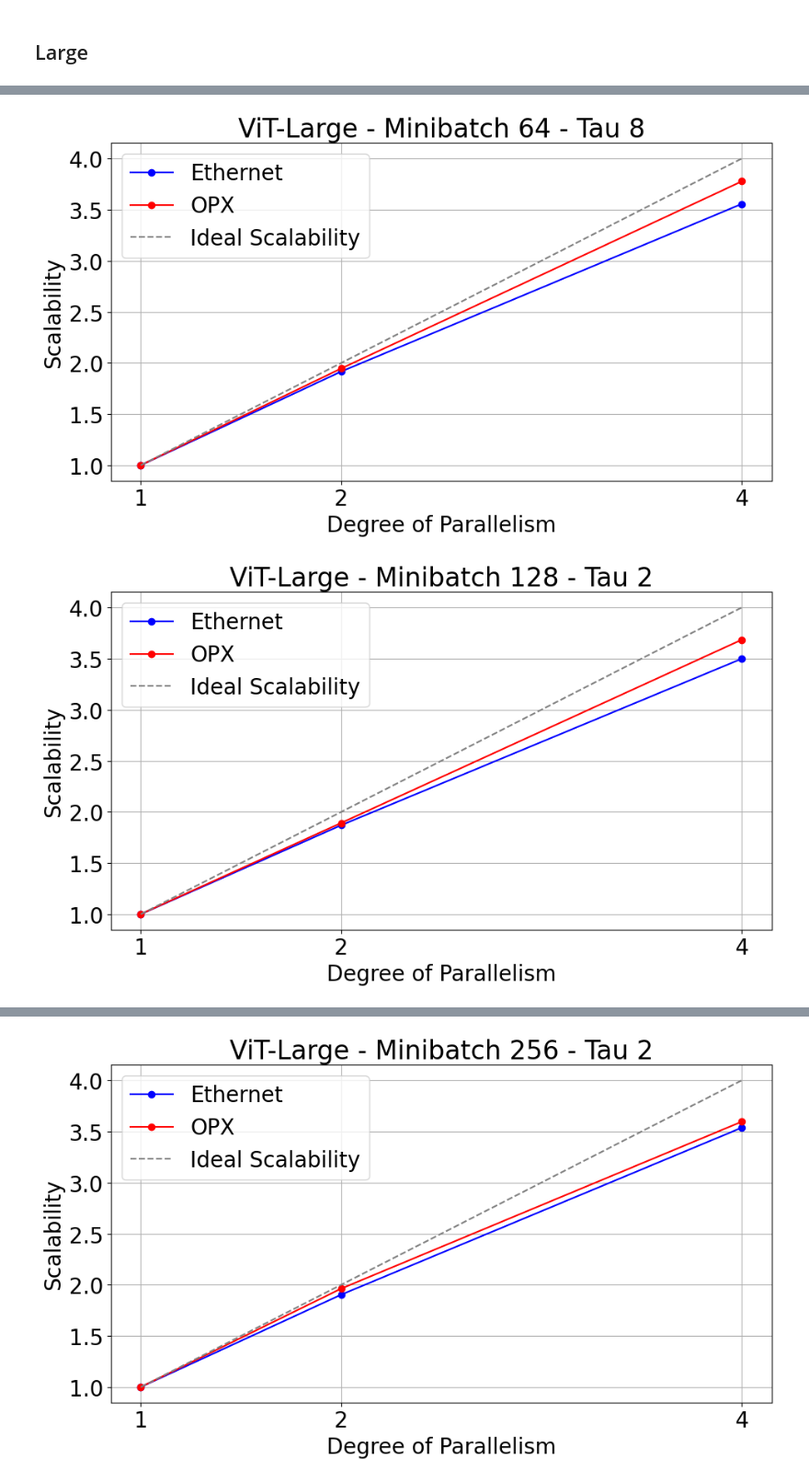
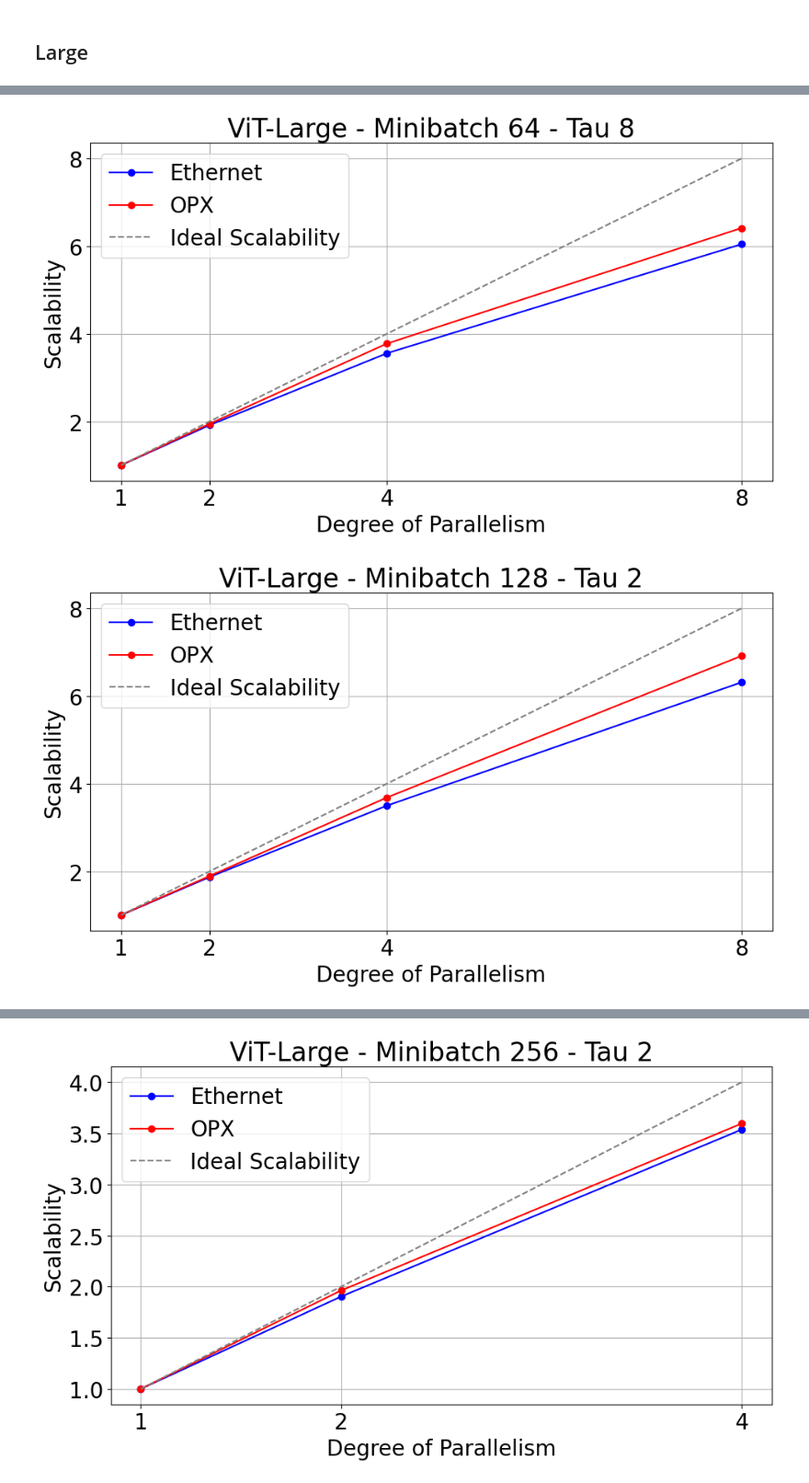
Before and after one commit to JacopoRaffi/Master_Thesis, a Jupyter notebook: analysis/ddpa.ipynb, the cells around one changed output, grey strips where cells are left out. Shown at 92% size. Saved outputs shown, nothing was run; the diff lists cells and outputs as text; code cells hidden in the pictures.

```diff
--- a/analysis/ddpa.ipynb
+++ b/analysis/ddpa.ipynb
@@ -270,30 +270,38 @@ ddp_8_l_64_2_ib0 = ddp_8_l_64_2_ib0[ddp_8_l_64_2_ib0['phase'] == 'train']
 ddp_1_l_64_4_eth1 = pd.read_csv("../log/asynch_ddp/rank_0_asynch_ddp_1_minibatch_64_tau_4_vit-large-patch16-224-in21k_model_eth1.csv")
 ddp_2_l_64_4_eth1 = pd.read_csv("../log/asynch_ddp/rank_0_asynch_ddp_2_minibatch_64_tau_4_vit-large-patch16-224-in21k_model_eth1.csv")
 ddp_4_l_64_4_eth1 = pd.read_csv("../log/asynch_ddp/rank_0_asynch_ddp_4_minibatch_64_tau_4_vit-large-patch16-224-in21k_model_eth1.csv")
+ddp_8_l_64_4_eth1 = pd.read_csv("../log/asynch_ddp/rank_0_asynch_ddp_8_minibatch_64_tau_4_vit-large-patch16-224-in21k_model_eth1.csv")
 
 ddp_2_l_64_4_ib0 = pd.read_csv("../log/asynch_ddp/rank_0_asynch_ddp_2_minibatch_64_tau_4_vit-large-patch16-224-in21k_model_ib0.csv")
 ddp_4_l_64_4_ib0 = pd.read_csv("../log/asynch_ddp/rank_0_asynch_ddp_4_minibatch_64_tau_4_vit-large-patch16-224-in21k_model_ib0.csv")
+ddp_8_l_64_4_ib0 = pd.read_csv("../log/asynch_ddp/rank_0_asynch_ddp_8_minibatch_64_tau_4_vit-large-patch16-224-in21k_model_ib0.csv")
 
 ddp_1_l_64_4_eth1 = ddp_1_l_64_4_eth1[ddp_1_l_64_4_eth1['phase'] == 'train']
 ddp_2_l_64_4_eth1 = ddp_2_l_64_4_eth1[ddp_2_l_64_4_eth1['phase'] == 'train']
 ddp_4_l_64_4_eth1 = ddp_4_l_64_4_eth1[ddp_4_l_64_4_eth1['phase'] == 'train']
+ddp_8_l_64_4_eth1 = ddp_8_l_64_4_eth1[ddp_8_l_64_4_eth1['phase'] == 'train']
 
 ddp_2_l_64_4_ib0 = ddp_2_l_64_4_ib0[ddp_2_l_64_4_ib0['phase'] == 'train']
 ddp_4_l_64_4_ib0 = ddp_4_l_64_4_ib0[ddp_4_l_64_4_ib0['phase'] == 'train']
+ddp_8_l_64_4_ib0 = ddp_8_l_64_4_ib0[ddp_8_l_64_4_ib0['phase'] == 'train']
 
 # ----------------------------------- TAU 8 ----------------------------------------------------
 ddp_1_l_64_8_eth1 = pd.read_csv("../log/asynch_ddp/rank_0_asynch_ddp_1_minibatch_64_tau_8_vit-large-patch16-224-in21k_model_eth1.csv")
 ddp_2_l_64_8_eth1 = pd.read_csv("../log/asynch_ddp/rank_0_asynch_ddp_2_minibatch_64_tau_8_vit-large-patch16-224-in21k_model_eth1.csv")
 ddp_4_l_64_8_eth1 = pd.read_csv("../log/asynch_ddp/rank_0_asynch_ddp_4_minibatch_64_tau_8_vit-large-patch16-224-in21k_model_eth1.csv")
+ddp_8_l_64_8_eth1 = pd.read_csv("../log/asynch_ddp/rank_0_asynch_ddp_8_minibatch_64_tau_8_vit-large-patch16-224-in21k_model_eth1.csv")
 
 ddp_2_l_64_8_ib0 = pd.read_csv("../log/asynch_ddp/rank_0_asynch_ddp_2_minibatch_64_tau_8_vit-large-patch16-224-in21k_model_ib0.csv")
 ddp_4_l_64_8_ib0 = pd.read_csv("../log/asynch_ddp/rank_0_asynch_ddp_4_minibatch_64_tau_8_vit-large-patch16-224-in21k_model_ib0.csv")
+ddp_8_l_64_8_ib0 = pd.read_csv("../log/asynch_ddp/rank_0_asynch_ddp_8_minibatch_64_tau_8_vit-large-patch16-224-in21k_model_ib0.csv")
 
 ddp_1_l_64_8_eth1 = ddp_1_l_64_8_eth1[ddp_1_l_64_8_eth1['phase'] == 'train']
 ddp_2_l_64_8_eth1 = ddp_2_l_64_8_eth1[ddp_2_l_64_8_eth1['phase'] == 'train']
 ddp_4_l_64_8_eth1 = ddp_4_l_64_8_eth1[ddp_4_l_64_8_eth1['phase'] == 'train']
+ddp_8_l_64_8_eth1 = ddp_8_l_64_8_eth1[ddp_8_l_64_8_eth1['phase'] == 'train']
 
 ddp_2_l_64_8_ib0 = ddp_2_l_64_8_ib0[ddp_2_l_64_8_ib0['phase'] == 'train']
 ddp_4_l_64_8_ib0 = ddp_4_l_64_8_ib0[ddp_4_l_64_8_ib0['phase'] == 'train']
+ddp_8_l_64_8_ib0 = ddp_8_l_64_8_ib0[ddp_8_l_64_8_ib0['phase'] == 'train']
 # %%
 plt.figure(figsize=(10,6))
@@ -312,10 +320,10 @@ plt.tight_layout()
 # %%
 plt.figure(figsize=(10,6))
-plot_speedup([ddp_1_l_64_8_eth1, ddp_2_l_64_8_eth1, ddp_4_l_64_8_eth1], "ViT-Large - Minibatch 64 - Tau 8", "Ethernet", color='blue', plot_ideal=False, asynch=True)
-plot_speedup([ddp_1_l_64_8_eth1, ddp_2_l_64_8_ib0, ddp_4_l_64_8_ib0], "ViT-Large - Minibatch 64 - Tau 8", "OPX", color='red', plot_ideal=True, asynch=True)
+plot_speedup([ddp_1_l_64_8_eth1, ddp_2_l_64_8_eth1, ddp_4_l_64_8_eth1, ddp_8_l_64_8_eth1], "ViT-Large - Minibatch 64 - Tau 8", "Ethernet", color='blue', plot_ideal=False, asynch=True)
+plot_speedup([ddp_1_l_64_8_eth1, ddp_2_l_64_8_ib0, ddp_4_l_64_8_ib0, ddp_8_l_64_8_ib0], "ViT-Large - Minibatch 64 - Tau 8", "OPX", color='red', plot_ideal=True, asynch=True)
 plt.tight_layout()
 # %% [output]
-[figure, old version]
+[figure, new version]
 # %%
 ddp_1_l_128_2_eth1 = pd.read_csv("../log/asynch_ddp/rank_0_asynch_ddp_1_minibatch_128_tau_2_vit-large-patch16-224-in21k_model_eth1.csv")
 ddp_2_l_128_2_eth1 = pd.read_csv("../log/asynch_ddp/rank_0_asynch_ddp_2_minibatch_128_tau_2_vit-large-patch16-224-in21k_model_eth1.csv")
@@ -363,9 +383,9 @@ ddp_4_l_128_8_ib0 = ddp_4_l_128_8_ib0[ddp_4_l_128_8_ib0['phase'] == 'train']
 # %%
 plt.figure(figsize=(10,6))
-plot_speedup([ddp_1_l_128_2_eth1, ddp_2_l_128_2_eth1, ddp_4_l_128_2_eth1], "ViT-Large - Minibatch 128 - Tau 2", "Ethernet", color='blue', plot_ideal=False, asynch=True)
-plot_speedup([ddp_1_l_128_2_eth1, ddp_2_l_128_2_ib0, ddp_4_l_128_2_ib0], "ViT-Large - Minibatch 128 - Tau 2", "OPX", color='red', plot_ideal=True, asynch=True)
+plot_speedup([ddp_1_l_128_2_eth1, ddp_2_l_128_2_eth1, ddp_4_l_128_2_eth1, ddp_8_l_128_2_eth1], "ViT-Large - Minibatch 128 - Tau 2", "Ethernet", color='blue', plot_ideal=False, asynch=True)
+plot_speedup([ddp_1_l_128_2_eth1, ddp_2_l_128_2_ib0, ddp_4_l_128_2_ib0, ddp_8_l_128_2_ib0], "ViT-Large - Minibatch 128 - Tau 2", "OPX", color='red', plot_ideal=True, asynch=True)
 plt.tight_layout()
 # %% [output]
-[figure, old version]
+[figure, new version]
 # %%
 plt.figure(figsize=(10,6))
```
Also changed, not shown: parts of 5 cells of this notebook.
